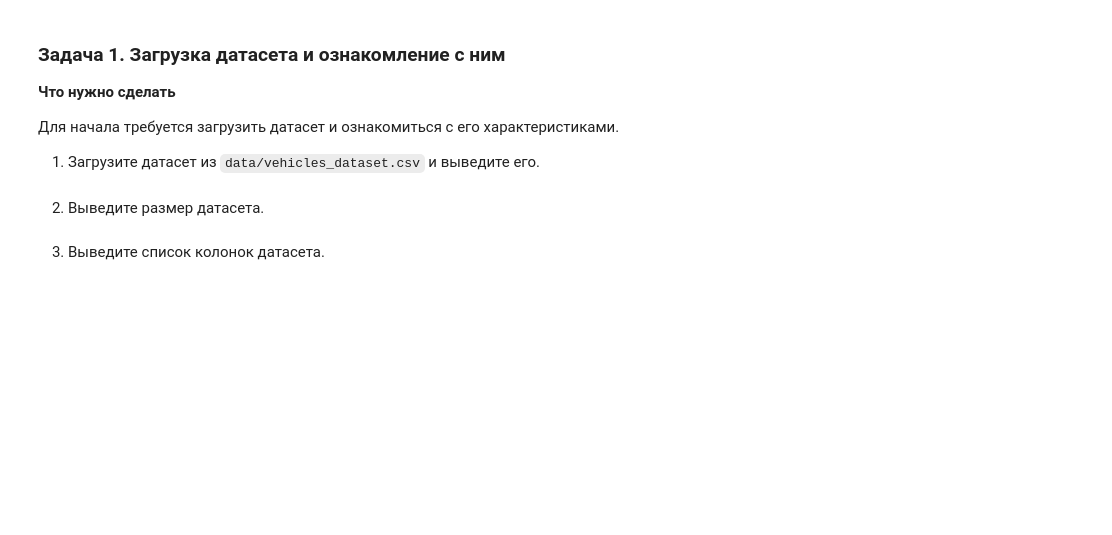
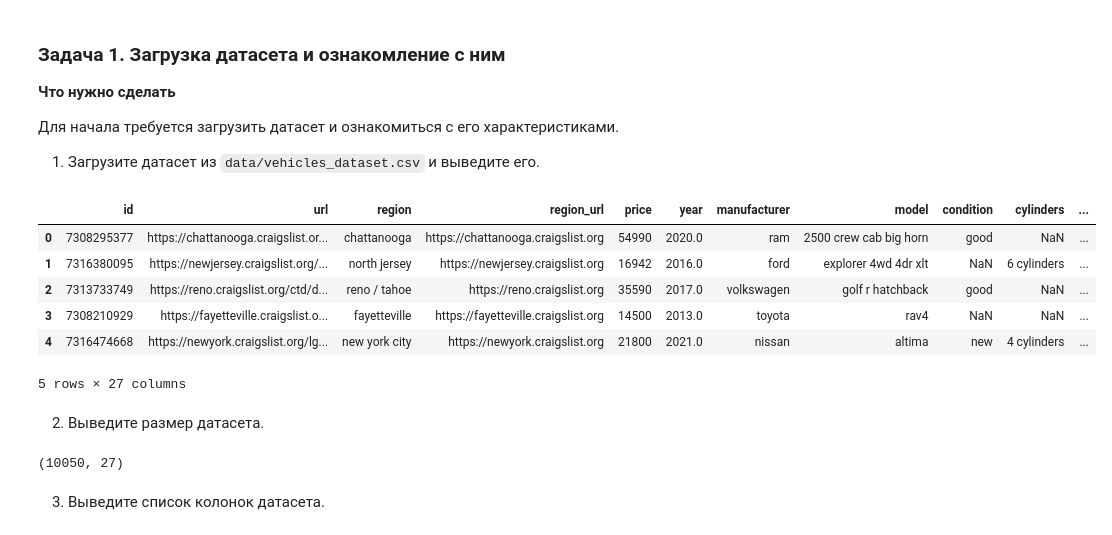
Before and after one commit to galimyanovake/da-homeworks-galimyanova, a Jupyter notebook: 17-data-preparation/Практическая работа_17.ipynb, the cells around one changed output. Cells and saved outputs as stored; diff of their text form; code cells hidden in the pictures; blank space fills up the shorter version.

```diff
--- a/17-data-preparation/Практическая работа_17.ipynb
+++ b/17-data-preparation/Практическая работа_17.ipynb
@@ -70,10 +71,23 @@
 1. Загрузите датасет из `data/vehicles_dataset.csv` и выведите его.
 # %%
 # Ваш код здесь
+df = pd.read_csv('./data/vehicles_dataset.csv', sep=',')
+df.head()
+# %% [output]
+|  | id | url | region | region_url | price | year | manufacturer | model | condition | cylinders | ... |
+| 0 | 7308295377 | https://chattanooga.craigslist.or... | chattanooga | https://chattanooga.craigslist.org | 54990 | 2020.0 | ram | 2500 crew cab big horn | good | NaN | ... |
+| 1 | 7316380095 | https://newjersey.craigslist.org/... | north jersey | https://newjersey.craigslist.org | 16942 | 2016.0 | ford | explorer 4wd 4dr xlt | NaN | 6 cylinders | ... |
+| 2 | 7313733749 | https://reno.craigslist.org/ctd/d... | reno / tahoe | https://reno.craigslist.org | 35590 | 2017.0 | volkswagen | golf r hatchback | good | NaN | ... |
+| 3 | 7308210929 | https://fayetteville.craigslist.o... | fayetteville | https://fayetteville.craigslist.org | 14500 | 2013.0 | toyota | rav4 | NaN | NaN | ... |
+| 4 | 7316474668 | https://newyork.craigslist.org/lg... | new york city | https://newyork.craigslist.org | 21800 | 2021.0 | nissan | altima | new | 4 cylinders | ... |
+5 rows × 27 columns
 # %% [markdown]
 2. Выведите размер датасета.
 # %%
 # Ваш код здесь
+print(df.shape)
+# %% [output]
+(10050, 27)
 # %% [markdown]
 3. Выведите список колонок датасета.
 # %%
```
Also changed, not shown: parts of 7 cells of this notebook, 1 other file.
